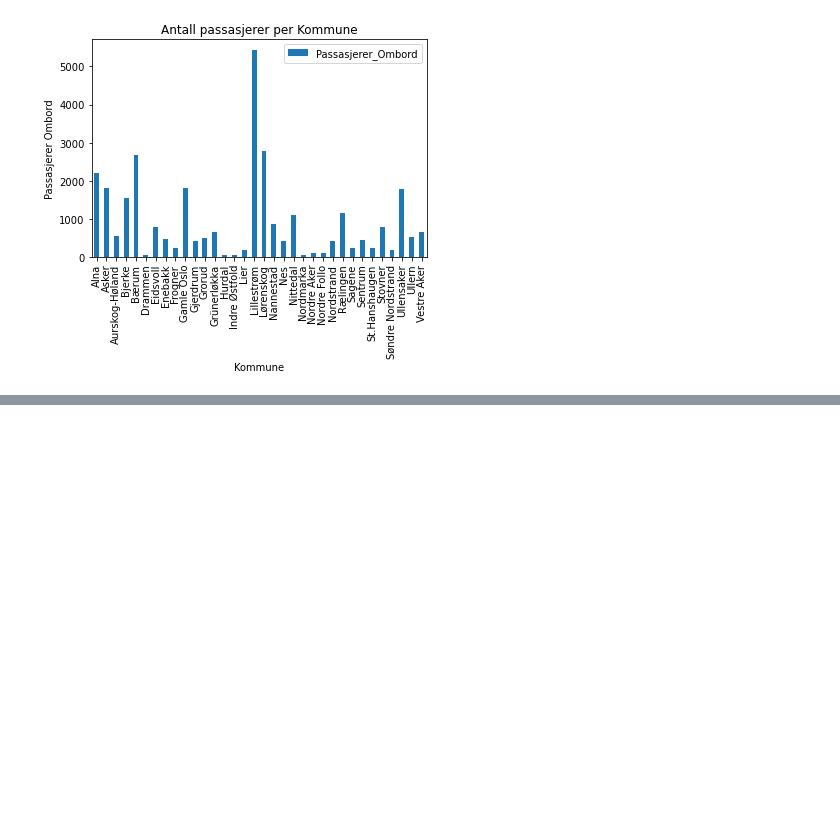
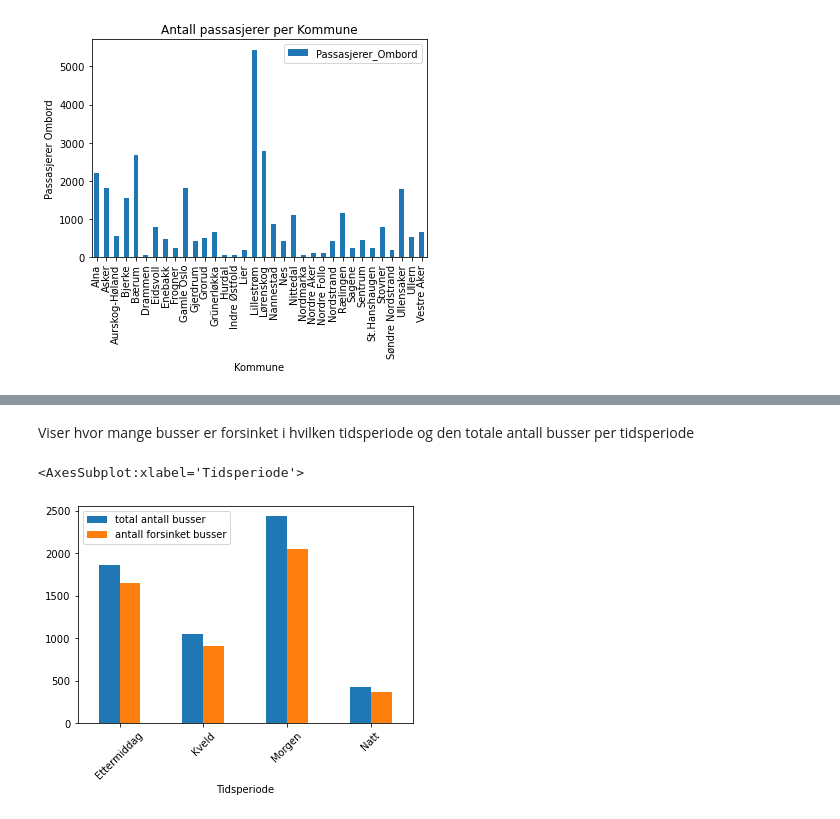
Before and after one commit to NimaAB/DAVE3625_Assignment_1, a Jupyter notebook: start.ipynb, the cells around one changed output, grey strips where cells are left out. Saved outputs shown, nothing was run; the diff lists cells and outputs as text; code cells hidden in the pictures; blank space fills up the shorter version.

```diff
--- a/start.ipynb
+++ b/start.ipynb
@@ -279,0 +303,16 @@ antall_passasjerer_per_tidsperiode.plot.bar(x='Tidsperiode',ylabel='Passasjerer
+# %% [markdown]
+Viser hvor mange busser er forsinket i hvilken tidsperiode og den totale antall busser per tidsperiode
+# %%
+antall_busser_per_periode = df['Linjenavn'].groupby(df['Tidsperiode']).count()
+forsinket_ankomst_per_tidsperiode = df.groupby('Tidsperiode', as_index=False).agg({'er_forsinket_Ankomst':sum})
+
+plotdata = pd.DataFrame({
+    "total antall busser":antall_busser_per_periode,
+    "antall forsinket busser":forsinket_ankomst_per_tidsperiode['er_forsinket_Ankomst'].array,
+    },
+    index=forsinket_ankomst_per_tidsperiode['Tidsperiode']
+)
+plotdata.plot.bar(rot=45)
+# %% [output]
+<AxesSubplot:xlabel='Tidsperiode'>
+[figure, added]
```
Also changed, not shown: parts of 10 cells of this notebook.
